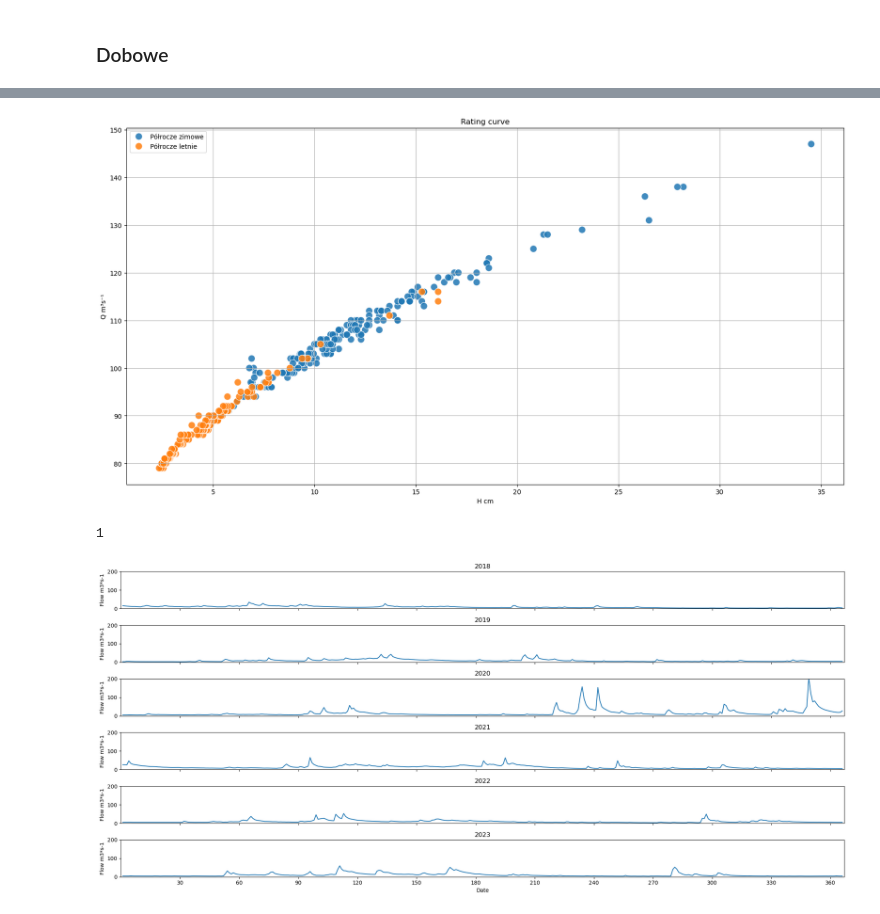
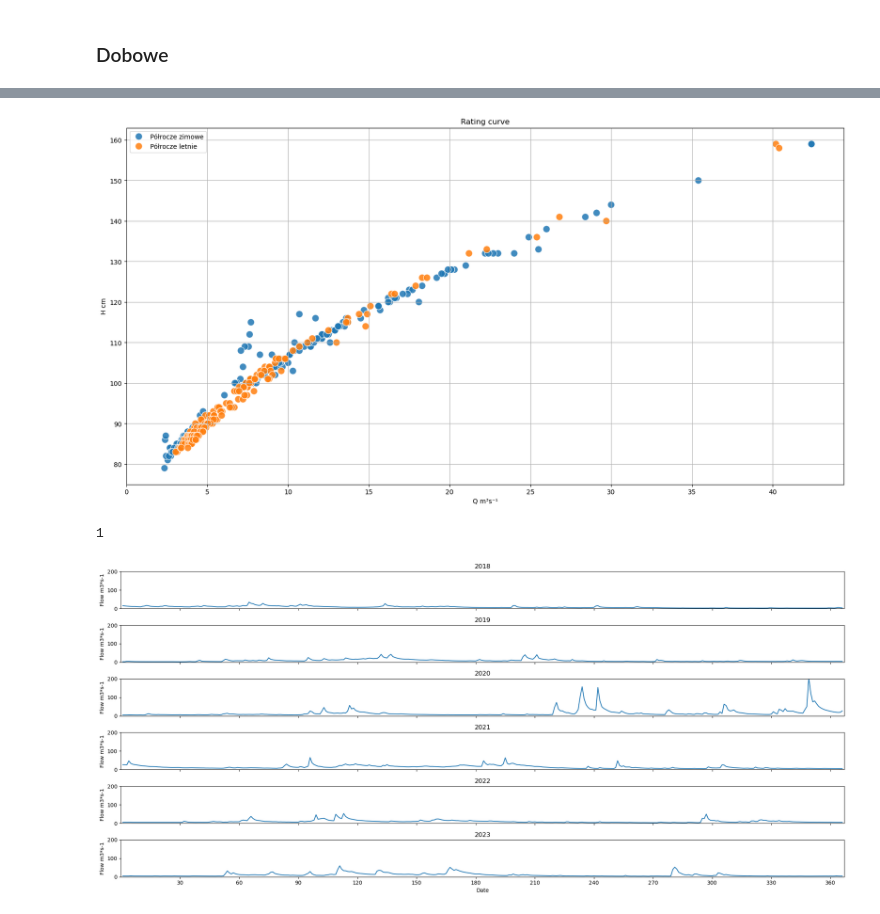
Before and after one commit to Daldek/IMGWTools, a Jupyter notebook: Notebooks/Stats.ipynb, the cells around one changed output, grey strips where cells are left out. Saved outputs shown, nothing was run; the diff lists cells and outputs as text; code cells hidden in the pictures.

Commit message:
rating curve update

```diff
--- a/Notebooks/Stats.ipynb
+++ b/Notebooks/Stats.ipynb
@@ -12,6 +12,5 @@ from hydro_stats import *
 # %% [markdown]
 <h3>Dobowe</h3>
 # %%
-dobowe = StationData(station_id=150160180, interval='dobowe')
-dobowe.station_data_to_dict(r"..\data\downloaded\dane_hydrologiczne\dobowe\2022\codz_2022_01.csv")
+dobowe = StationData(station_id=150160180, interval='dobowe', period=(2018, 2023))
 # %% [output]
@@ -83,7 +18,7 @@ Name: 120, dtype: float64
 # %%
-dobowe.plt_rating_curve(year=2018, season="all")
+dobowe.plt_rating_curve(period=(2019), season="all")
 # %% [output]
-[figure, old version]
+[figure, new version]
 1
 # %%
 dobowe.plt_daily_flows(qlim=200)
```
Also changed, not shown: parts of 15 cells of this notebook, 1 other file.
